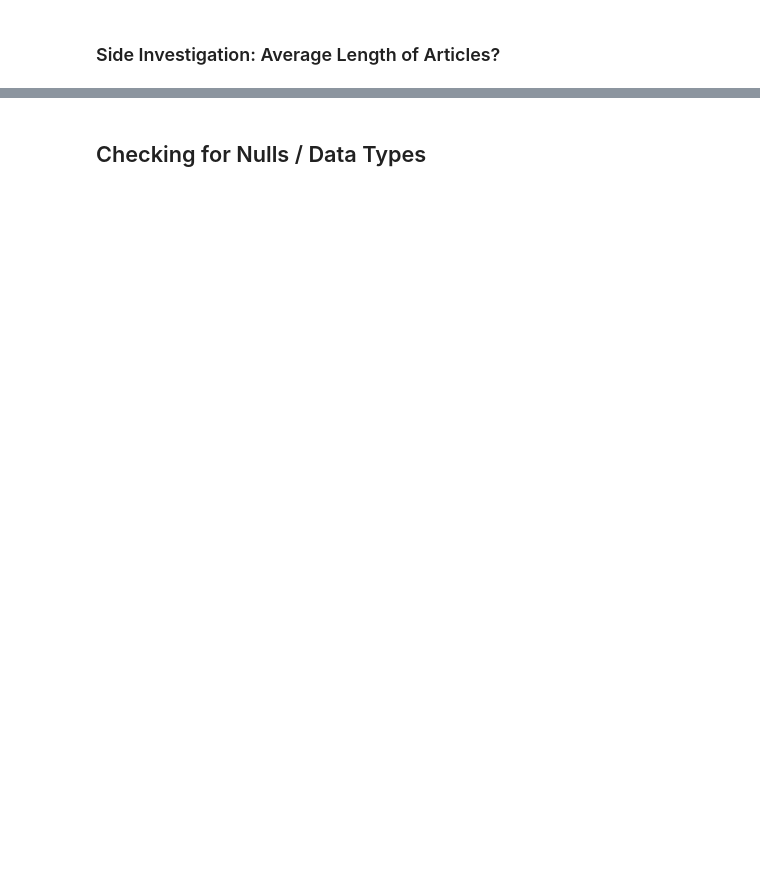
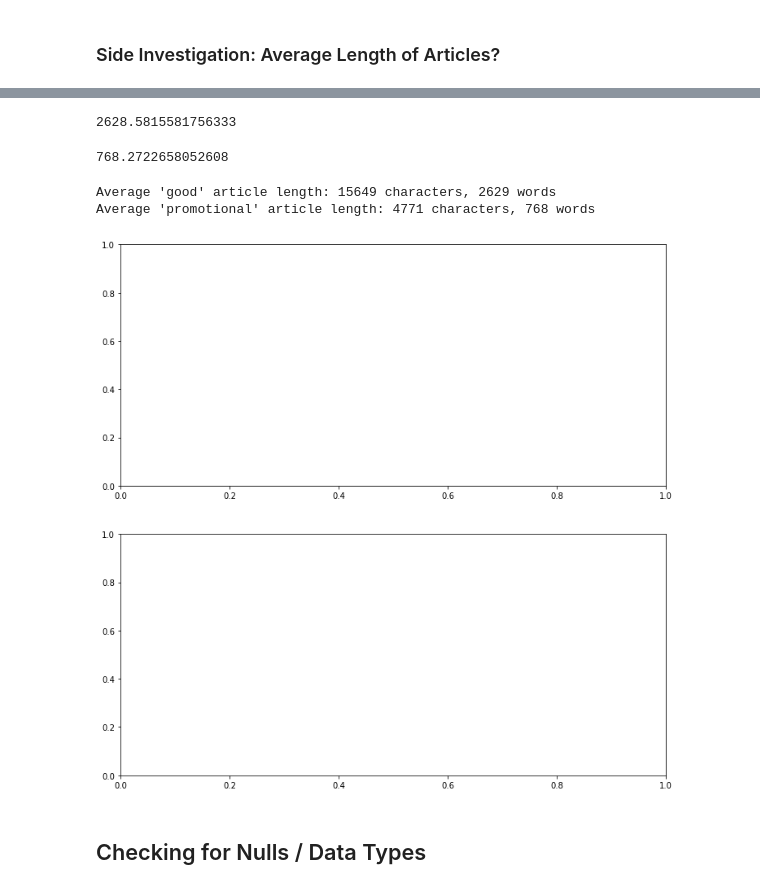
Before and after one commit to toastdeini/Wikipedia-article-quality, a Jupyter notebook: prep/EDA_Binary.ipynb, the cells around one changed output, grey strips where cells are left out. Cells and saved outputs as stored; diff of their text form; code cells hidden in the pictures; blank space fills up the shorter version.

```diff
--- a/prep/EDA_Binary.ipynb
+++ b/prep/EDA_Binary.ipynb
@@ -106,3 +148,43 @@ df_promo.head(3)
+# %%
+word_count_good = 0
+
+for article in split_words_good:
+    word_count_good += len(article)
+
+avg_words_good = word_count_good / len(split_words_good)
+
+print(avg_words_good)
+# %% [output]
+2628.5815581756333
+# %%
+word_count_promo = 0
+
+for article in split_words_promo:
+    word_count_promo += len(article)
+
+avg_words_promo = word_count_promo / len(split_words_promo)
+
+print(avg_words_promo)
+# %% [output]
+768.2722658052608
+# %%
+print(f"Average 'good' article length: {avg_char_good:.0f} characters, {avg_words_good:.0f} words")
+print(f"Average 'promotional' article length: {avg_char_promo:.0f} characters, {avg_words_promo:.0f} words")
+# %% [output]
+Average 'good' article length: 15649 characters, 2629 words
+Average 'promotional' article length: 4771 characters, 768 words
+# %%
+# Visualization of average lengths
+
+fig, ax = plt.subplots(nrows=2,
+                       ncols=1,
+                       figsize=(12, 12))
+
+# ax[0].barh()
+
+# ax[1].barh()
+# %% [output]
+[figure, added]
 # %% [markdown]
 ## Checking for Nulls / Data Types
 # %%
```
Also changed, not shown: parts of 17 cells of this notebook.
